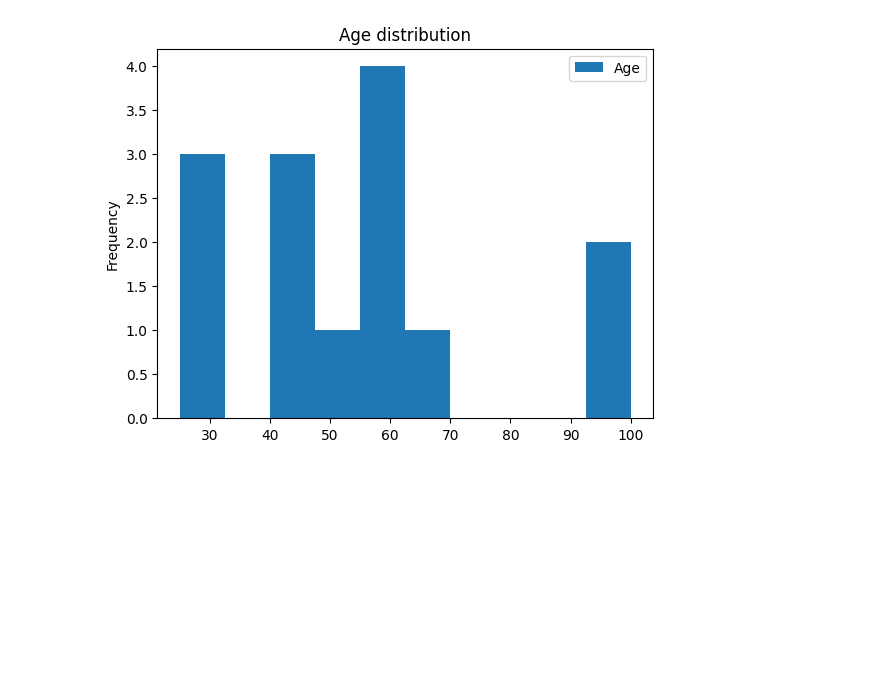
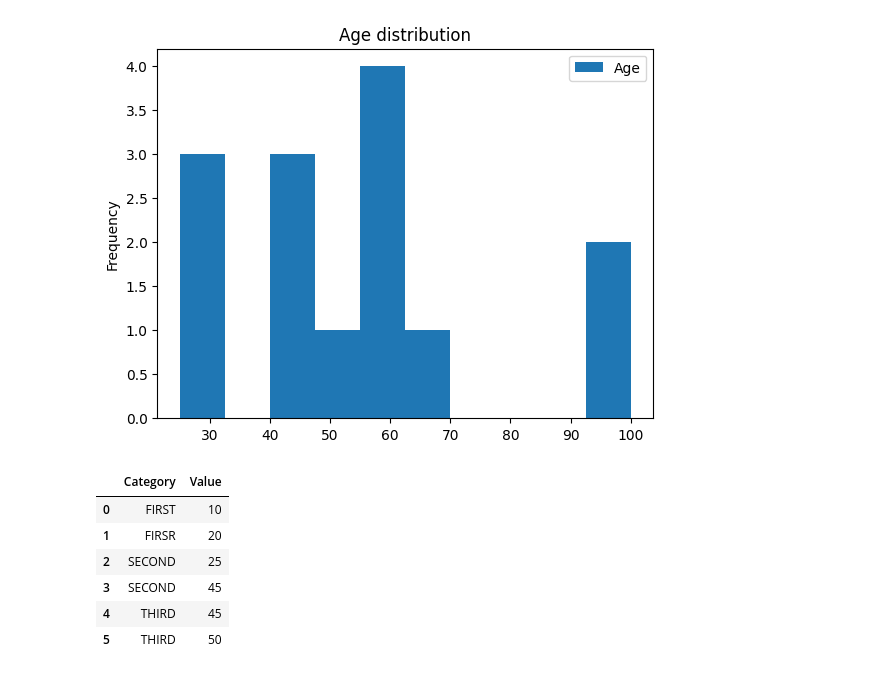
Before and after one commit to S0fft/Learning-Lab, a Jupyter notebook: ds_and_ml/notebooks/matplotlib/matplotlib_examples.ipynb, the cells around one changed output. Saved outputs shown, nothing was run; the diff lists cells and outputs as text; code cells hidden in the pictures; blank space fills up the shorter version.

```diff
--- a/ds_and_ml/notebooks/matplotlib/matplotlib_examples.ipynb
+++ b/ds_and_ml/notebooks/matplotlib/matplotlib_examples.ipynb
@@ -73,3 +73,19 @@ plt.title('Age distribution')
 # %% [output]
 Text(0.5, 1.0, 'Age distribution')
 [figure]
+# %%
+data = {
+    'Category': ['FIRST', 'FIRSR', 'SECOND', 'SECOND', 'THIRD', 'THIRD'],
+    'Value': [10, 20, 25, 45, 45, 50]
+}
+
+df = pd.DataFrame(data)
+df
+# %% [output]
+|  | Category | Value |
+| 0 | FIRST | 10 |
+| 1 | FIRSR | 20 |
+| 2 | SECOND | 25 |
+| 3 | SECOND | 45 |
+| 4 | THIRD | 45 |
+| 5 | THIRD | 50 |
```
Also changed, not shown: parts of 1 cell of this notebook.
